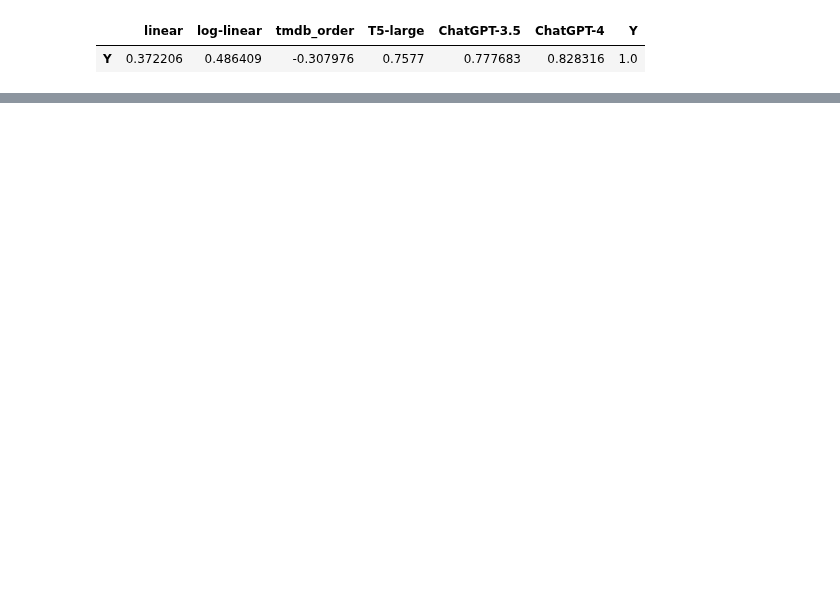
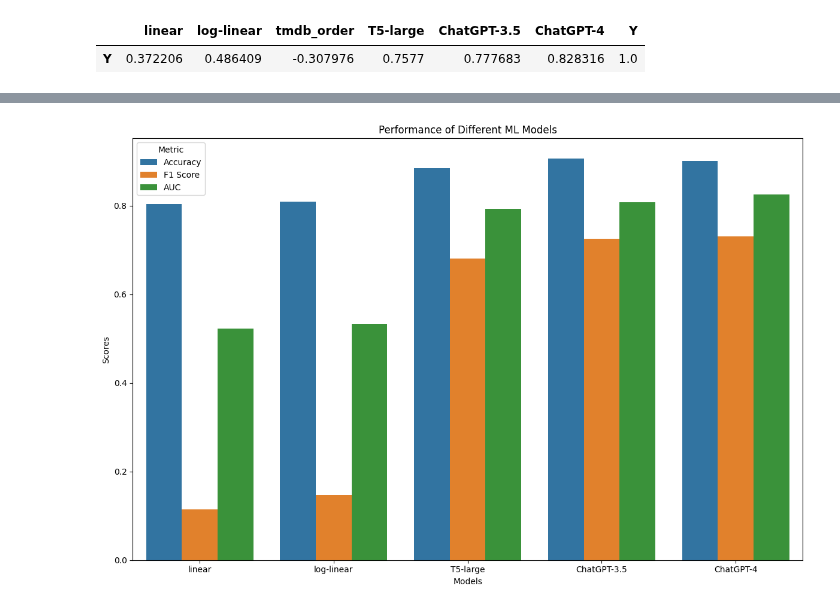
Before and after one commit to epfl-ada/ada-2023-project-cinemada, a Jupyter notebook: Preprocessing/get_raw_script.ipynb, the cells around one changed output, grey strips where cells are left out. Drawn from its saved outputs; the diff is of its cells as text; code cells hidden in the pictures; blank space fills up the shorter version.

Commit message:
split scripts

```diff
--- a/Preprocessing/get_raw_script.ipynb
+++ b/Preprocessing/get_raw_script.ipynb
@@ -255,10 +188,0 @@ for tmdb_id,v in chatgpt_pred.items():
-# %%
-for tmdb_id,v in chatgpt_pred_4.items():
-    try:
-        output_parsed = json.loads(v['gen_text'])
-    except:
-        output_parsed = {}
-    parsed_prob = {}
-    for character, c_id in v['character2id'].items():
-        parsed_prob[c_id] = name_match_and_get(tmdb_id,c_id,character,output_parsed)
-    validation_pred['ChatGPT-4'][tmdb_id] = scaling(parsed_prob)
@@ -267,11 +188,0 @@ for tmdb_id,v in chatgpt_pred_4.items():
-# %%
-t5_output = json.load(open('lead_role_inference/t5_validation_inference.json'))
-for key, pred in t5_output.items():
-    tmdb_id, actor_id = key.split('__')
-    validation_pred['T5-large'][str(tmdb_id)][str(actor_id)]=float(pred['output_text'])
-for tmdb_id in target_tmdb_ids:
-    credit = tmdb_id2credit[tmdb_id]
-    for c in credit['cast']:
-        if str(c['id']) not in validation_pred['T5-large'][tmdb_id]:
-            validation_pred['T5-large'][tmdb_id][str(c['id'])] = get_portion_by_order_logscale(c['order'])
-    validation_pred['T5-large'][tmdb_id] = scaling(validation_pred['T5-large'][tmdb_id])
@@ -282,4 +189,5 @@ json.dump(validation_pred,open('validation_pred.json','w'))
 # %%
+validation_pred = json.load(open('validation_pred.json'))
 corr_dict = defaultdict(list)
 for v in validation_set:
     for model, lookup in validation_pred.items():
@@ -348,0 +224,23 @@ plt.show()
+# %%
+data = {
+    'Accuracy': ACC,
+    'F1 Score': F1,
+    'AUC': AUC,
+    'Model': Models
+}
+
+df = pd.DataFrame(data)
+df = df.melt(id_vars='Model', var_name='Metric', value_name='Score')
+
+plt.figure(figsize=(12, 8))
+sns.barplot(data=df, x='Model', y='Score', hue='Metric')
+
+plt.title('Performance of Different ML Models')
+plt.xlabel('Models')
+plt.ylabel('Scores')
+
+plt.legend(title='Metric')
+plt.tight_layout()
+plt.show()
+# %% [output]
+[figure, added]
```
Also changed, not shown: parts of 19 cells of this notebook, 3 other files.
